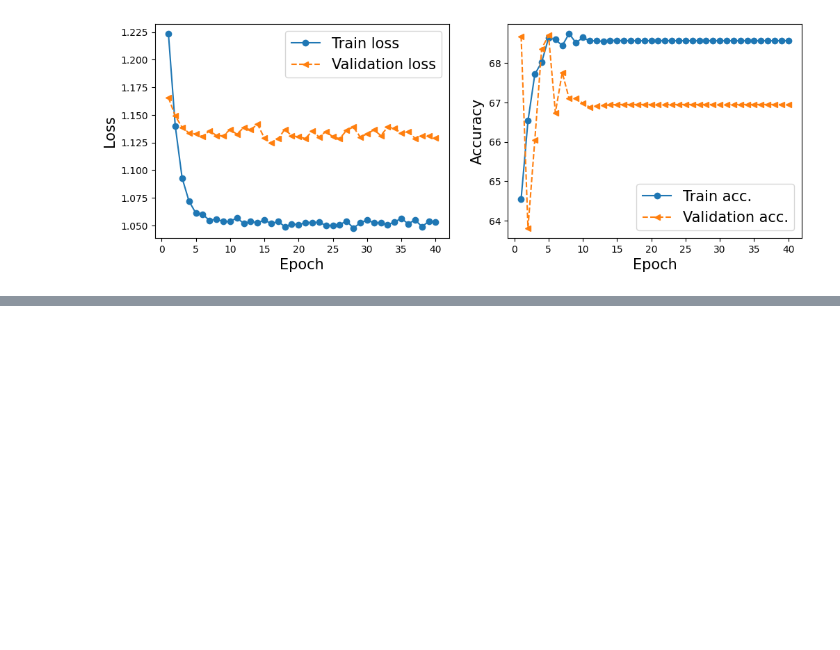
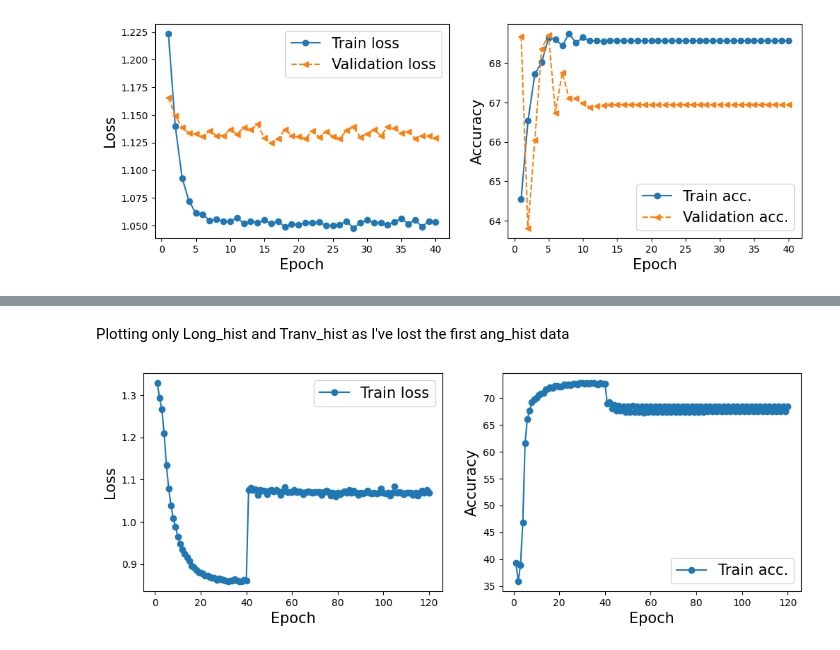
Before and after one commit to EsosaOrumwese/Msc_Research_Project_Multi-Task-Learning_CNN-GRU-biLSTM, a Jupyter notebook: preprocess.ipynb, the cells around one changed output, grey strips where cells are left out. Saved outputs shown, nothing was run; the diff lists cells and outputs as text; code cells hidden in the pictures; blank space fills up the shorter version.

Commit message:
Done with the endgame training. Next extract fmaps for whole windowed_df

```diff
--- a/preprocess.ipynb
+++ b/preprocess.ipynb
@@ -598,0 +625,13 @@ plot_history(ang_hist)
+# %%
+# Load the checkpoint
+checkpoint = torch.load('./model_checkpoint/run1_simpleCNN_long_chkpt.pth')
+
+# Load the different states
+model_long.load_state_dict(checkpoint['model_state_dict'])
+optimizer_long.load_state_dict(checkpoint['optimizer_state_dict'])
+scheduler_long.load_state_dict(checkpoint['scheduler_state_dict'])
+
+# Load the loss
+loss = checkpoint['loss']
+
+print(f'Loaded states from checkpoint with loss: {loss}')
@@ -598,0 +640,6 @@ plot_history(ang_hist)
+# %%
+engine_long = simpleCNN_engine(model_long, optimizer_long, scheduler_long, criterion, device)
+# %%
+long_endgame_hist = engine_long.train_endgame(valid_dl_long, test_dl_long, epochs=40,
+                                              save_path='./model_checkpoint/endgame_1_simpleCNN_long_chkpt.pth')
+np.save('./model_checkpoint/endgame_1_long_history.npy', np.array(long_endgame_hist))
@@ -598,0 +762,2 @@ plot_history(ang_hist)
+# %% [markdown]
+Plotting only Long_hist and Tranv_hist as I've lost the first ang_hist data
@@ -598,0 +769,7 @@ plot_history(ang_hist)
+# %%
+long_hist = np.load('./model_checkpoint/run1_long_history.npy')
+tranv_hist = np.load('./model_checkpoint/run1_tranv_history.npy')
+# %%
+plot_endgame_history(long_endgame_hist, long_hist)
+# %% [output]
+[figure, added]
```
Also changed, not shown: parts of 26 cells of this notebook, 7 other files.
